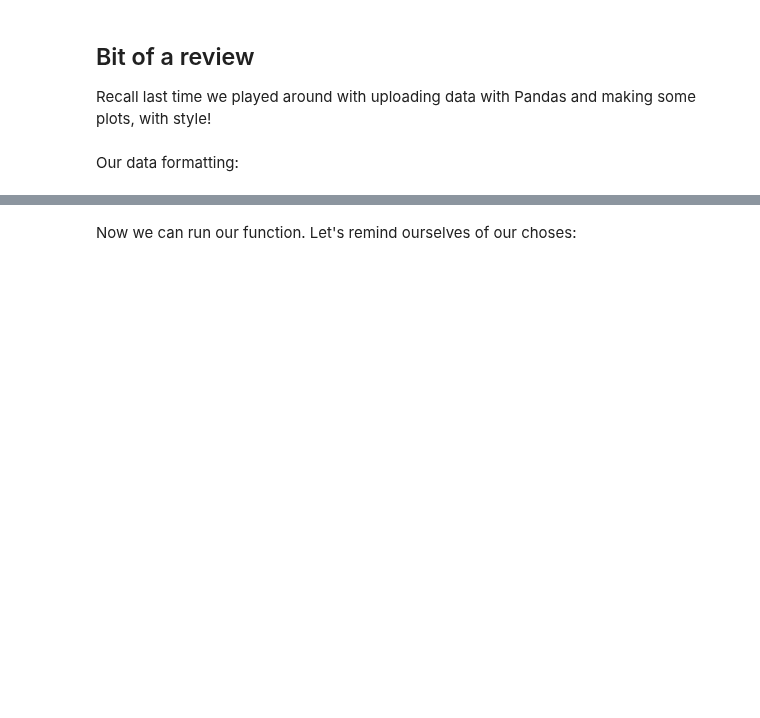
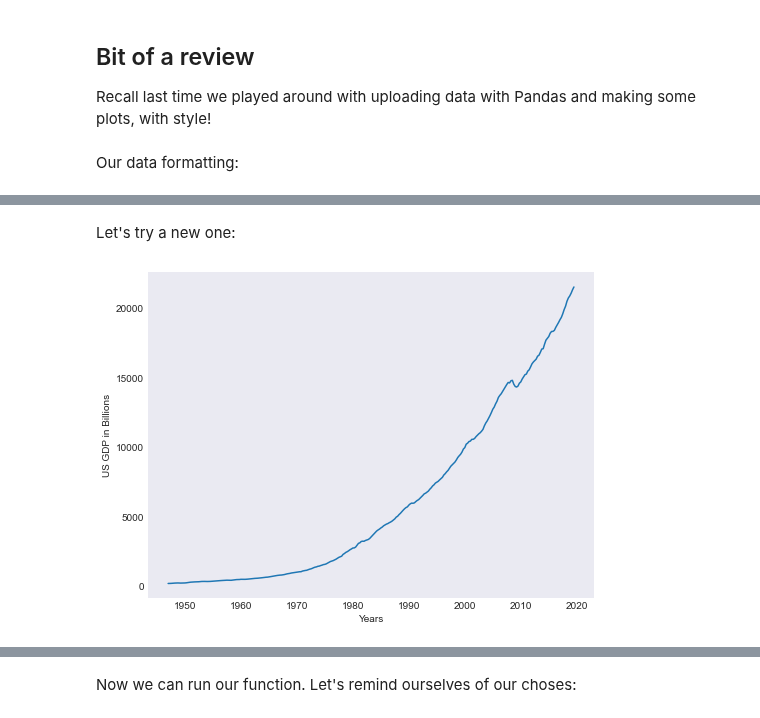
Before and after one commit to jnaiman/csci-p-14110_su2020, a Jupyter notebook: lesson06/prep_notebook_lesson06.ipynb, the cells around one changed output, grey strips where cells are left out. Saved outputs shown, nothing was run; the diff lists cells and outputs as text; code cells hidden in the pictures; blank space fills up the shorter version.

```diff
--- a/lesson06/prep_notebook_lesson06.ipynb
+++ b/lesson06/prep_notebook_lesson06.ipynb
@@ -25,0 +70,15 @@ gdp['DATE'] = pd.to_datetime(gdp['DATE'])
+# %% [markdown]
+Let's try a new one:
+# %%
+style = 'seaborn-dark'
+plt.style.use(style)
+
+fig, ax = plt.subplots(1,1,figsize=(8,6)) # creating figure & axis objects
+
+ax.plot(gdp['DATE'], gdp['GDP']) # plot now on the *axis object*
+ax.set_xlabel('Years') # note the set_ in the front!
+ax.set_ylabel('US GDP in Billions')
+
+plt.show()
+# %% [output]
+[figure, added]
```
Also changed, not shown: parts of 24 cells of this notebook, 8 other files.
